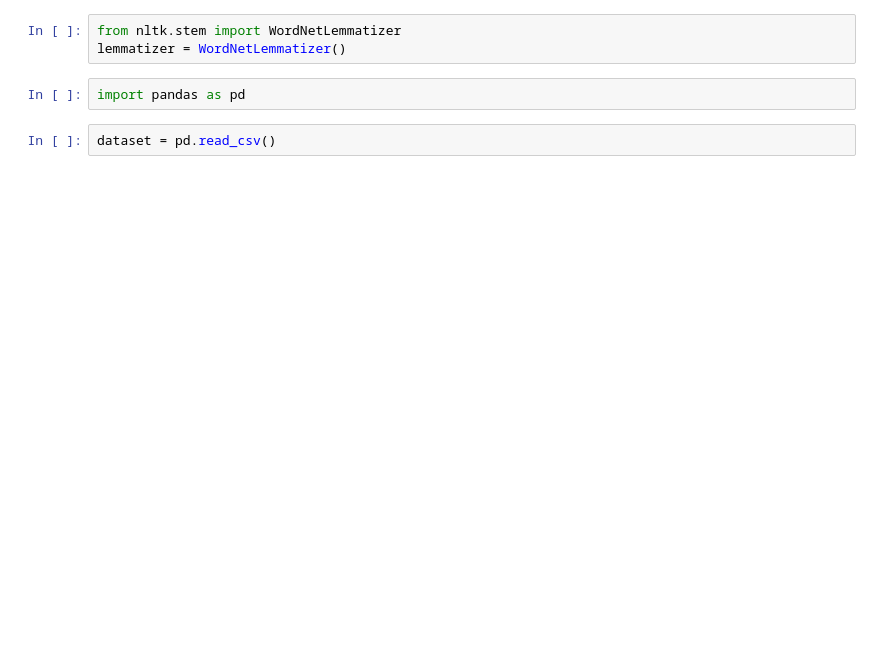
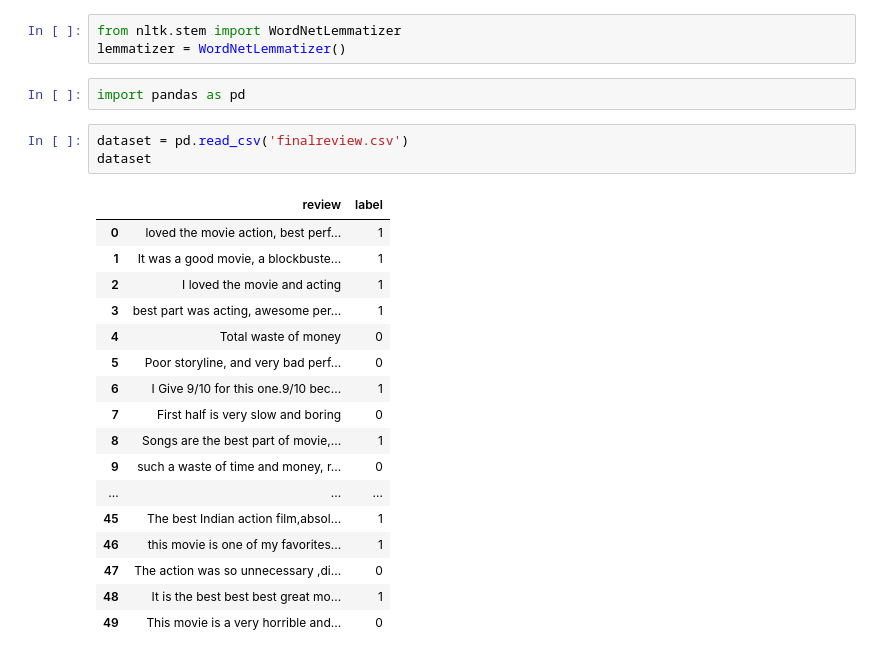
Before and after one commit to Aryanmartinian/Complete-Data-Science, a Jupyter notebook: NLP_Basics_2.ipynb, the cells around one changed output. Saved outputs shown, nothing was run; the diff lists cells and outputs as text; blank space fills up the shorter version.

```diff
--- a/NLP_Basics_2.ipynb
+++ b/NLP_Basics_2.ipynb
@@ -48,4 +37,23 @@ lemmatizer = WordNetLemmatizer()
 # %%
 import pandas as pd
 # %%
-dataset = pd.read_csv()
+dataset = pd.read_csv('finalreview.csv')
+dataset
+# %% [output]
+|  | review | label |
+| 0 | loved the movie action, best perf... | 1 |
+| 1 | It was a good movie, a blockbuste... | 1 |
+| 2 | I loved the movie and acting | 1 |
+| 3 | best part was acting, awesome per... | 1 |
+| 4 | Total waste of money | 0 |
+| 5 | Poor storyline, and very bad perf... | 0 |
+| 6 | I Give 9/10 for this one.9/10 bec... | 1 |
+| 7 | First half is very slow and boring | 0 |
+| 8 | Songs are the best part of movie,... | 1 |
+| 9 | such a waste of time and money, r... | 0 |
+| ... | ... | ... |
+| 45 | The best Indian action film,absol... | 1 |
+| 46 | this movie is one of my favorites... | 1 |
+| 47 | The action was so unnecessary ,di... | 0 |
+| 48 | It is the best best best great mo... | 1 |
+| 49 | This movie is a very horrible and... | 0 |
```
Also changed, not shown: parts of 16 cells of this notebook, 2 other files.
